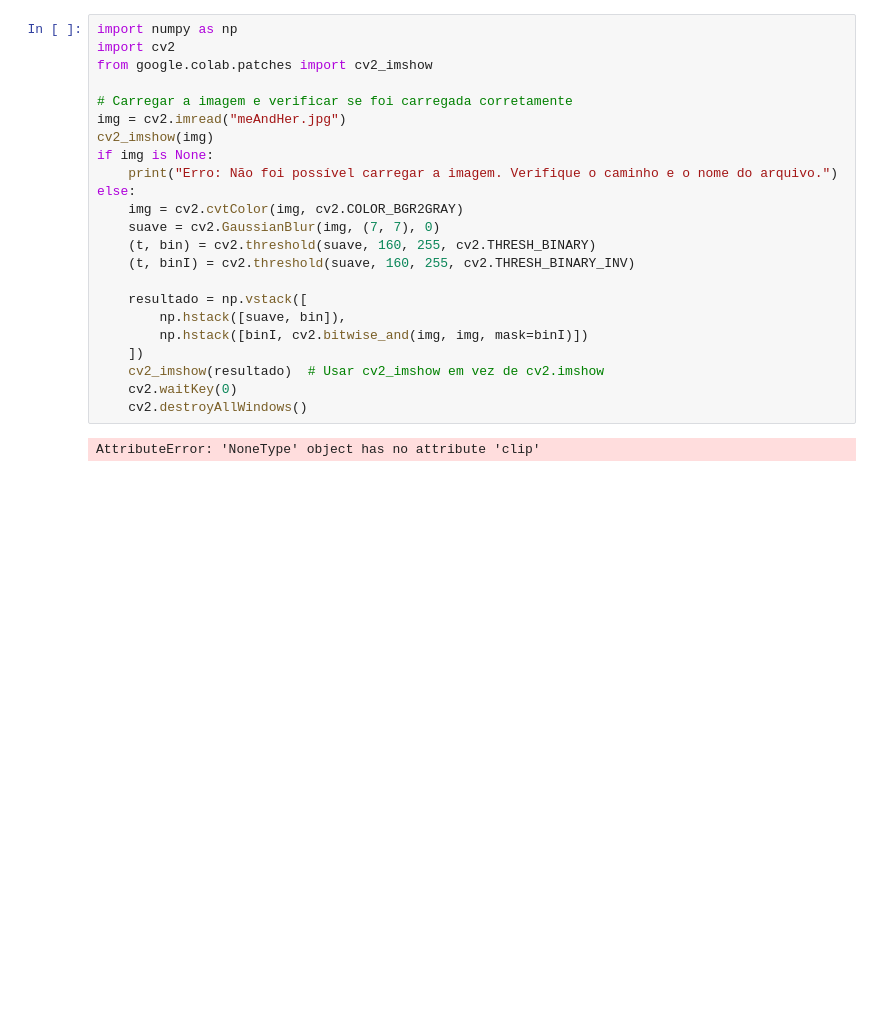
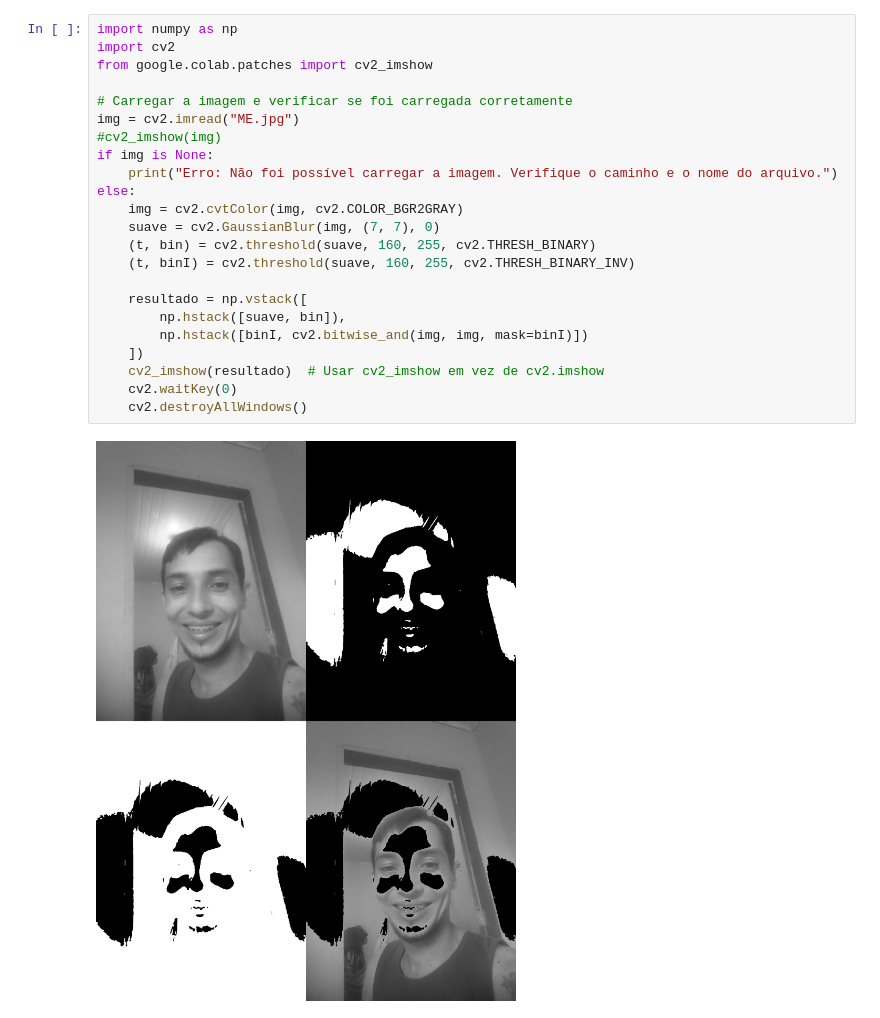
Before and after one commit to DanieldeSSilva/Curso-python, a Jupyter notebook: Redução_de_dimensionalidade.ipynb, the cells around one changed output. Cells and saved outputs as stored; diff of their text form; blank space fills up the shorter version.

```diff
--- a/Redução_de_dimensionalidade.ipynb
+++ b/Redução_de_dimensionalidade.ipynb
@@ -3,25 +3,25 @@
 # %%
 import numpy as np
 import cv2
 from google.colab.patches import cv2_imshow
 
 # Carregar a imagem e verificar se foi carregada corretamente
-img = cv2.imread("meAndHer.jpg")
-cv2_imshow(img)
+img = cv2.imread("ME.jpg")
+#cv2_imshow(img)
 if img is None:
     print("Erro: Não foi possível carregar a imagem. Verifique o caminho e o nome do arquivo.")
 else:
     img = cv2.cvtColor(img, cv2.COLOR_BGR2GRAY)
     suave = cv2.GaussianBlur(img, (7, 7), 0)
     (t, bin) = cv2.threshold(suave, 160, 255, cv2.THRESH_BINARY)
     (t, binI) = cv2.threshold(suave, 160, 255, cv2.THRESH_BINARY_INV)
 
     resultado = np.vstack([
         np.hstack([suave, bin]),
         np.hstack([binI, cv2.bitwise_and(img, img, mask=binI)])
     ])
     cv2_imshow(resultado)  # Usar cv2_imshow em vez de cv2.imshow
     cv2.waitKey(0)
     cv2.destroyAllWindows()
 # %% [output]
-AttributeError: 'NoneType' object has no attribute 'clip'
+[figure, added]
```
